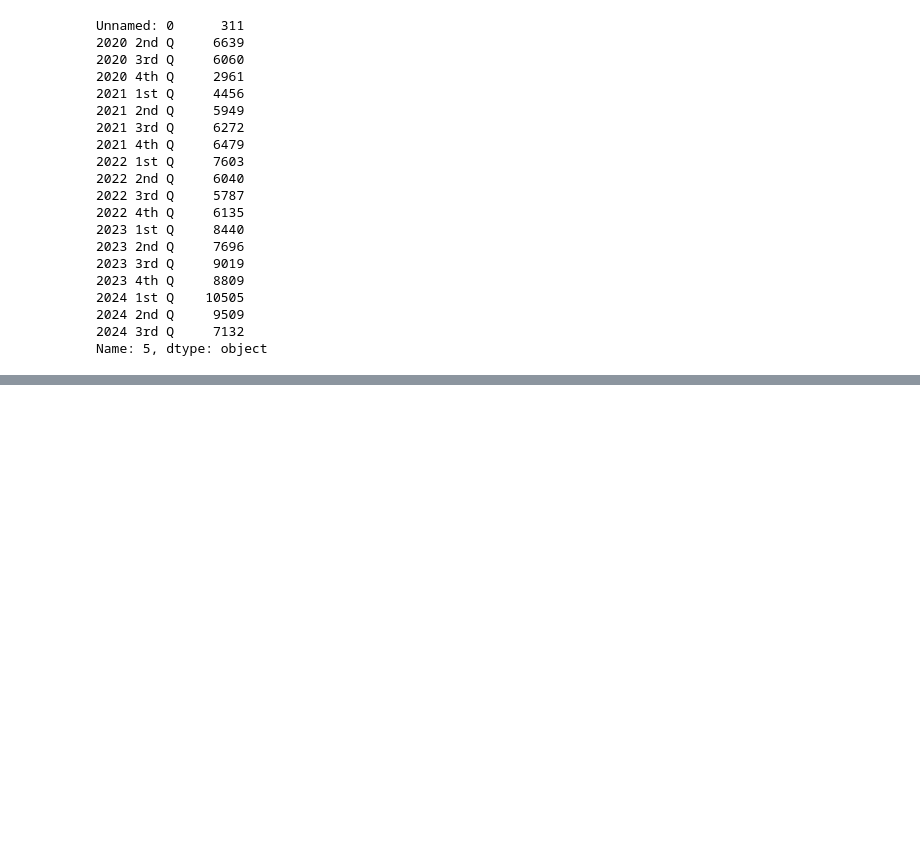
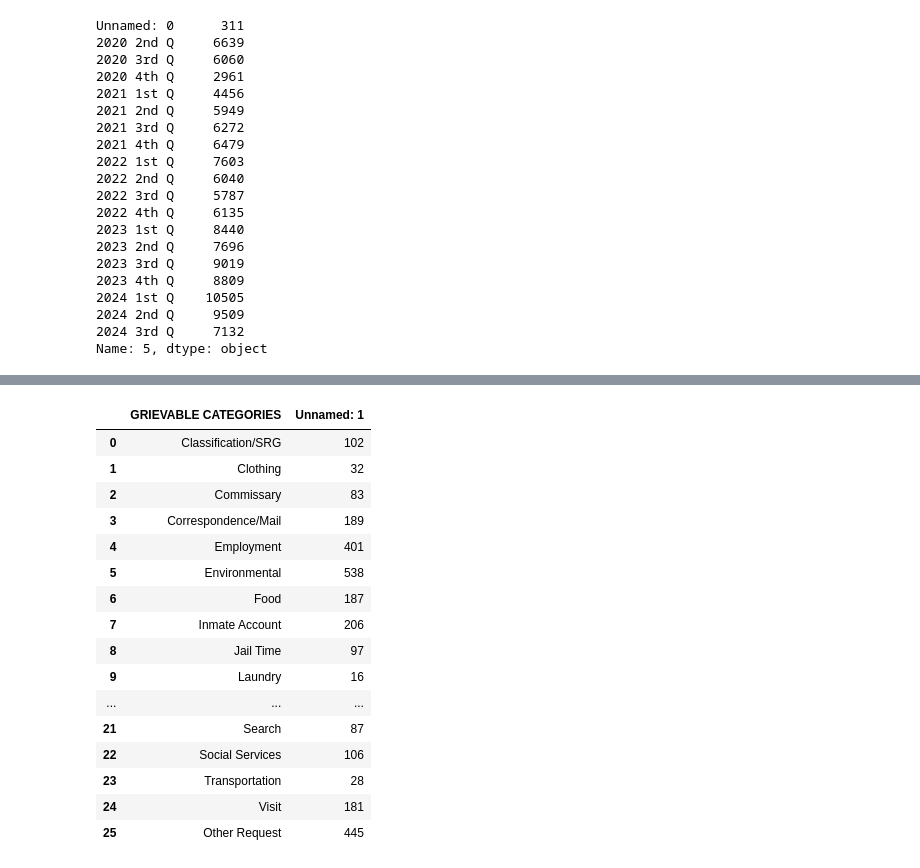
Before and after one commit to rkmccray/311-grievances, a Jupyter notebook: 311-jail-data.ipynb, the cells around one changed output, grey strips where cells are left out. Cells and saved outputs as stored; diff of their text form; code cells hidden in the pictures; blank space fills up the shorter version.

```diff
--- a/311-jail-data.ipynb
+++ b/311-jail-data.ipynb
@@ -65,3 +55,7 @@ Unnamed: 0      311
 2024 2nd Q     9509
 2024 3rd Q     7132
 Name: 5, dtype: object
+# %%
+## import one OCGS grievance file
+
+df1 = pd.read_csv("OCGS_data/OCGS_FY20_Q3.csv")
@@ -67,0 +73,26 @@ Name: 5, dtype: object
+# %%
+## import FY20 Q2 data
+
+df2 = pd.read_csv("OCGS_data/OCGS_FY20_Q2.csv")
+# %%
+## combine Q2 and Q3
+
+pd.concat([df1, df2])
+# %% [output]
+|  | GRIEVABLE CATEGORIES | Unnamed: 1 |
+| 0 | Classification/SRG | 102 |
+| 1 | Clothing | 32 |
+| 2 | Commissary | 83 |
+| 3 | Correspondence/Mail | 189 |
+| 4 | Employment | 401 |
+| 5 | Environmental | 538 |
+| 6 | Food | 187 |
+| 7 | Inmate Account | 206 |
+| 8 | Jail Time | 97 |
+| 9 | Laundry | 16 |
+| ... | ... | ... |
+| 21 | Search | 87 |
+| 22 | Social Services | 106 |
+| 23 | Transportation | 28 |
+| 24 | Visit | 181 |
+| 25 | Other Request | 445 |
```
Also changed, not shown: parts of 6 cells of this notebook, 22 other files.
